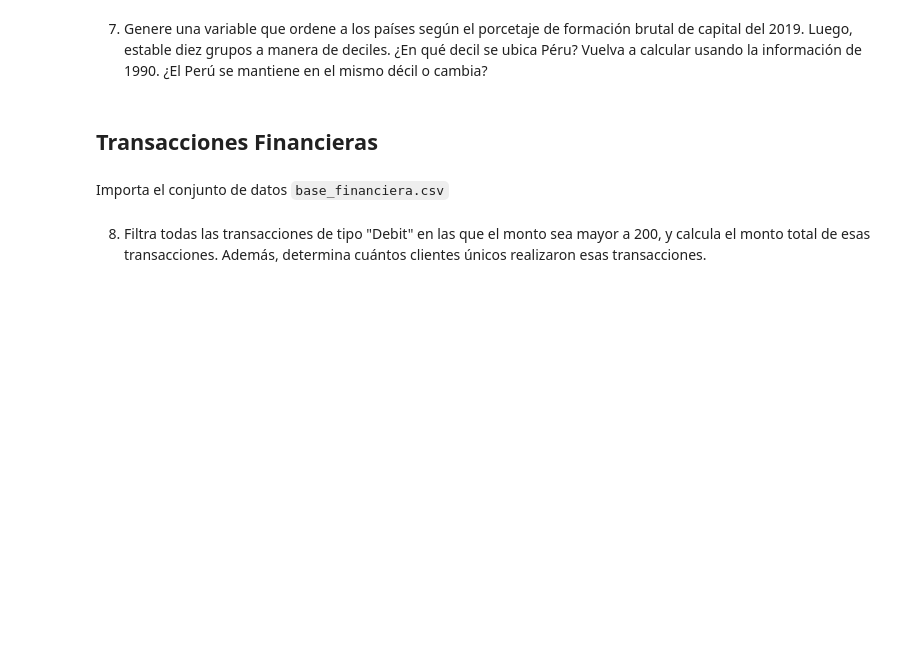
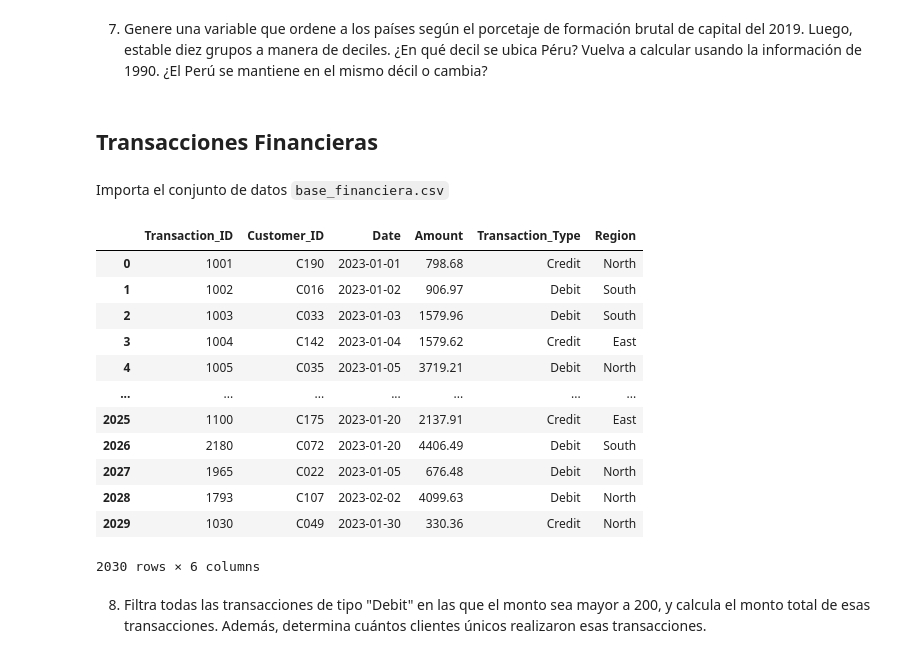
Before and after one commit to Suarez1803/tarea-4-bueno-suarez-padilla, a Jupyter notebook: tarea_4_plantilla.ipynb, the cells around one changed output. Drawn from its saved outputs; the diff is of its cells as text; code cells hidden in the pictures; blank space fills up the shorter version.

```diff
--- a/tarea_4_plantilla.ipynb
+++ b/tarea_4_plantilla.ipynb
@@ -178,5 +180,22 @@ Data
 ## **Transacciones Financieras**
 # %% [markdown]
 Importa el conjunto de datos `base_financiera.csv`
+# %%
+Datos = pd.read_csv("base_financiera.csv", delimiter=",")
+Datos
+# %% [output]
+|  | Transaction_ID | Customer_ID | Date | Amount | Transaction_Type | Region |
+| 0 | 1001 | C190 | 2023-01-01 | 798.68 | Credit | North |
+| 1 | 1002 | C016 | 2023-01-02 | 906.97 | Debit | South |
+| 2 | 1003 | C033 | 2023-01-03 | 1579.96 | Debit | South |
+| 3 | 1004 | C142 | 2023-01-04 | 1579.62 | Credit | East |
+| 4 | 1005 | C035 | 2023-01-05 | 3719.21 | Debit | North |
+| ... | ... | ... | ... | ... | ... | ... |
+| 2025 | 1100 | C175 | 2023-01-20 | 2137.91 | Credit | East |
+| 2026 | 2180 | C072 | 2023-01-20 | 4406.49 | Debit | South |
+| 2027 | 1965 | C022 | 2023-01-05 | 676.48 | Debit | North |
+| 2028 | 1793 | C107 | 2023-02-02 | 4099.63 | Debit | North |
+| 2029 | 1030 | C049 | 2023-01-30 | 330.36 | Credit | North |
+2030 rows × 6 columns
 # %% [markdown]
 8. Filtra todas las transacciones de tipo "Debit" en las que el monto sea mayor a 200, y calcula el monto total de esas transacciones. Además, determina cuántos clientes únicos realizaron esas transacciones.
```
Also changed, not shown: parts of 7 cells of this notebook.
